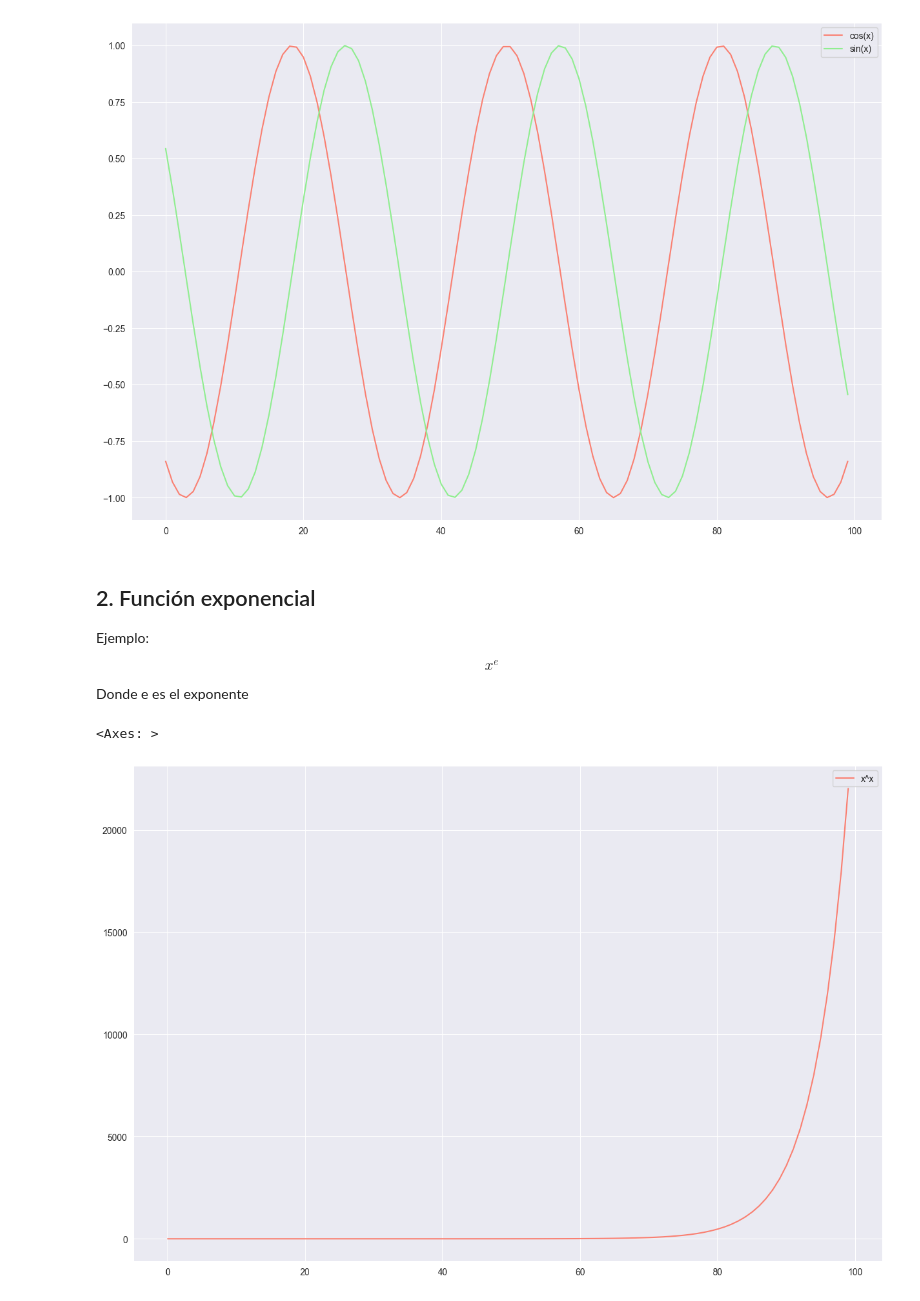
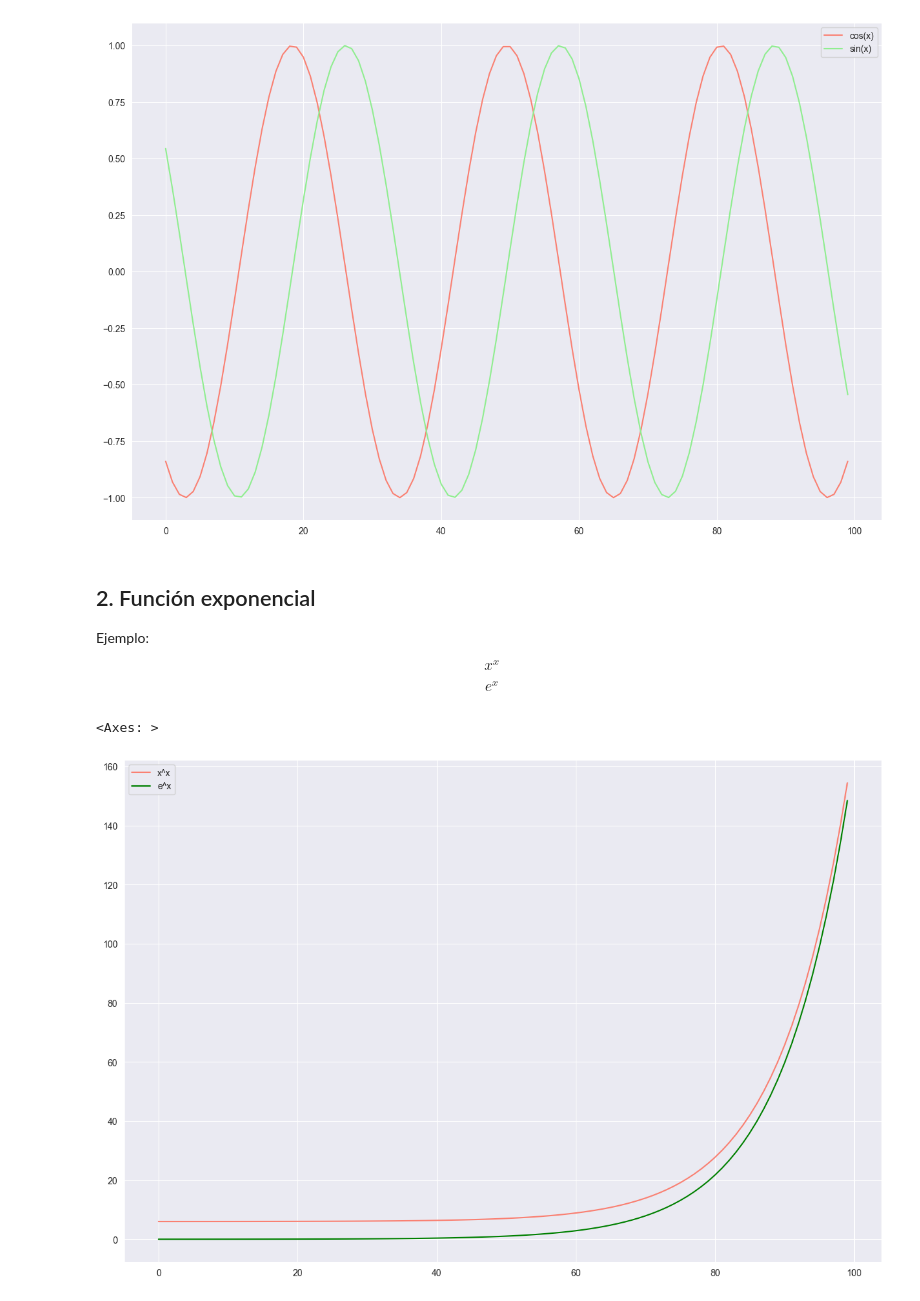
Before and after one commit to carlosdizx/first-steps-data-science, a Jupyter notebook: example16.ipynb, the cells around one changed output. Drawn from its saved outputs; the diff is of its cells as text; code cells hidden in the pictures.

```diff
--- a/example16.ipynb
+++ b/example16.ipynb
@@ -97,18 +97,24 @@ sns.lineplot(data= y, color='lightgreen', label=f"sin(x)")
 
 Ejemplo:
 
-$$ x^e $$
-
-Donde e es el exponente
+$$ x^x $$
+$$ e^x $$
 # %%
 def exponential(x):
-    return np.exp(x)
+    return np.exp(x) + 6
+
+def e_exponential(x):
+    return np.e ** x
 # %%
-y = exponential(x)
+x = np.linspace(-5, 5, num=n)
 
 plt.figure(figsize=(15, 10))
 
-sns.lineplot(data= y, color='K', label=f"x^x")
+y = exponential(x)
+sns.lineplot(data= y, color='salmon', label=f"x^x")
+
+y = e_exponential(x)
+sns.lineplot(data= y, color='green', label=f"e^x")
 # %% [output]
 <Axes: >
-[figure, old version]
+[figure, new version]
```
